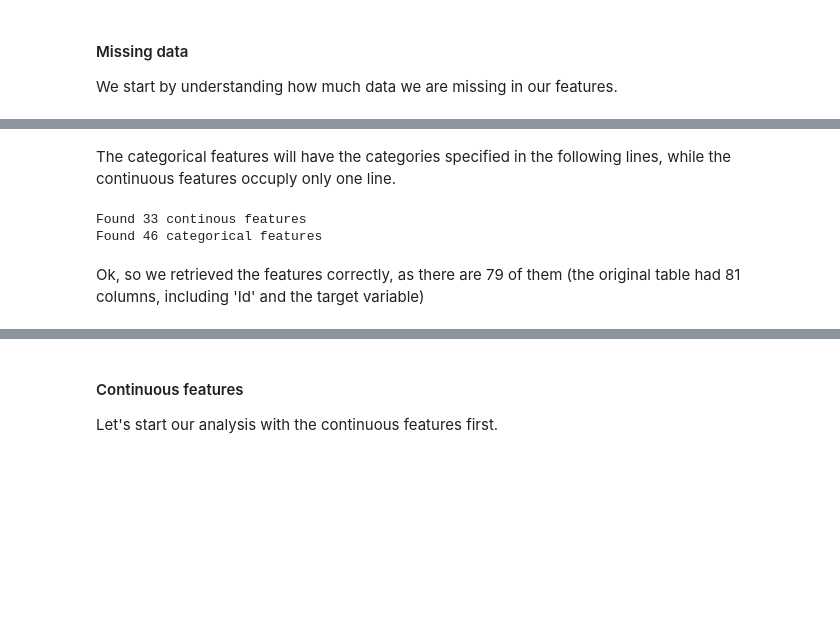
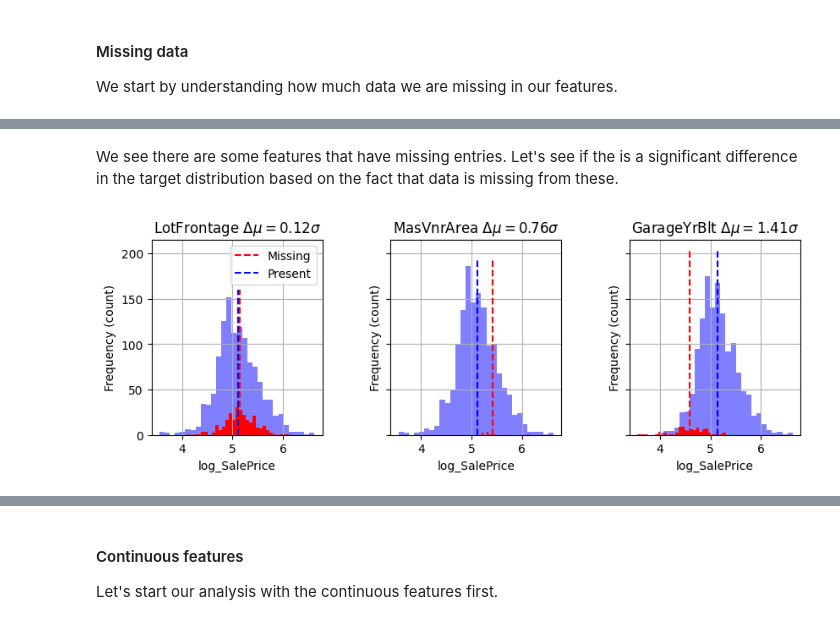
Before and after one commit to victorventuri/kaggle_play, a Jupyter notebook: house_price_tutorial/houseprices.ipynb, the cells around one changed output, grey strips where cells are left out. Saved outputs shown, nothing was run; the diff lists cells and outputs as text; code cells hidden in the pictures; blank space fills up the shorter version.

```diff
--- a/house_price_tutorial/houseprices.ipynb
+++ b/house_price_tutorial/houseprices.ipynb
@@ -204,14 +289,15 @@ We start by understanding how much data we are missing in our features.
 # %%
 feats_with_missing_data = {}
 
-for col in data.columns:
+for col in full_training.columns:
     if col == target_name or col == log_target_name:
         continue
-    missing_perc = 100. * data[col].isna().sum() / num_entries
+    missing_perc = 100. * full_training[col].isna().sum() / num_entries
     if missing_perc > 0:
         print(f"Feature '{col}' missing {missing_perc:.2f}% of data")
         feats_with_missing_data[col] = missing_perc
 
+num_missing_feats = len(feats_with_missing_data)
 print('=' * 120)
-print(f'Total amount of features missing data = {len(feats_with_missing_data)}')
+print(f'Total amount of features missing data = {num_missing_feats}')
 # %% [output]
@@ -243,2 +308,0 @@ Obtained 399 information-rich lines.
-# %% [markdown]
-The categorical features will have the categories specified in the following lines, while the continuous features occuply only one line.
@@ -288,8 +309,42 @@ while line_number < len(dense_desc_lines):
-# %%
-print(f"Found {len(features_info['continuous'])} continous features")
-print(f"Found {len(features_info['categorical'])} categorical features")
-# %% [output]
-Found 33 continous features
-Found 46 categorical features
-# %% [markdown]
-Ok, so we retrieved the features correctly, as there are 79 of them (the original table had 81 columns, including 'Id' and the target variable)
+# %% [markdown]
+We see there are some features that have missing entries. Let's see if the is a significant difference in the target distribution based on the fact that data is missing from these.
+# %%
+fig, axes = plt.subplots(1, num_missing_feats, sharey='row', figsize=(3.3 * num_missing_feats, 3))
+fig.subplots_adjust(wspace=0.4)
+
+for i, missing_feat in enumerate(list(feats_with_missing_data.keys())):
+    # Set labels
+    axes[i].set_ylabel('Frequency (count)')
+    axes[i].set_xlabel(f'{log_target_name}')
+    # Compute statistics for missing and present values
+    present_stats = view_stats(data=full_training[~full_training[missing_feat].isna()][log_target_name],
+                               axes=axes[i],
+                               color='blue',
+                               alpha=0.5,
+                               verbose=False)
+    missing_stats = view_stats(data=full_training[full_training[missing_feat].isna()][log_target_name],
+                               axes=axes[i],
+                               color='red',
+                               alpha=1.,
+                               verbose=False)
+
+    # Plot the means
+    ylims = axes[i].get_ylim()
+    axes[i].plot([missing_stats['mean']] * 2,
+                 ylims,
+                 color='red',
+                 linestyle='--',
+                 label='Missing')
+    axes[i].plot([present_stats['mean']] * 2,
+                 ylims,
+                 color='blue',
+                 linestyle='--',
+                 label='Present')
+
+    # Set informative title
+    delta_mean_rel_abs = abs(missing_stats['mean'] - present_stats['mean']) / log_target_stats['std']
+    axes[i].set_title(rf'{missing_feat} $\Delta\mu=${delta_mean_rel_abs:.2f}$\sigma$')
+
+_ = axes[0].legend()
+# %% [output]
+[figure, added]
```
Also changed, not shown: parts of 30 cells of this notebook.
